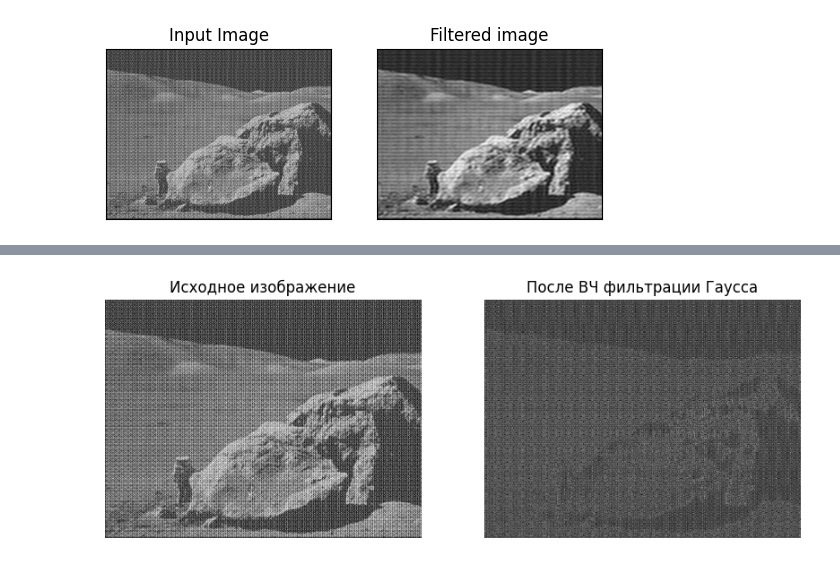
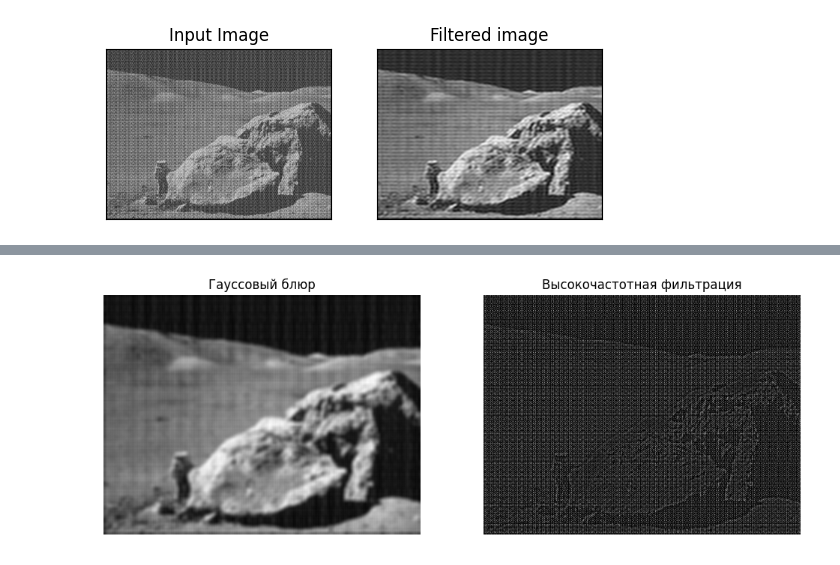
Before and after one commit to MaRiVaNa129/ImageProcessing_labs, a Jupyter notebook: lab_5/Practice_5_fft.ipynb, the cells around one changed output, grey strips where cells are left out. Cells and saved outputs as stored; diff of their text form; code cells hidden in the pictures.

```diff
--- a/lab_5/Practice_5_fft.ipynb
+++ b/lab_5/Practice_5_fft.ipynb
@@ -75,31 +70,19 @@ plt.show()
 # %%
-# Реализуйте высокочастотную фильтрацию на основе ядра Гаусса
+blurred = cv2.GaussianBlur(img, (15, 15), 5)
 
-rows, cols = img.shape
-cx, cy = cols // 2, rows // 2
-sigma = 25
+high_pass = cv2.subtract(img, blurred)
 
-x = np.arange(cols)
-y = np.arange(rows)
-X, Y = np.meshgrid(x, y)
-gauss_low = np.exp(-((X - cx)**2 + (Y - cy)**2) / (2 * sigma**2))
-
-gauss_high = 1 - gauss_low
-
-F_high = F * gauss_high
-img_high = np.abs(np.fft.ifft2(np.fft.ifftshift(F_high)))
-
-plt.figure(figsize=(10,4))
+plt.figure(figsize=(12,5))
 plt.subplot(1,2,1)
-plt.imshow(img, cmap='gray')
-plt.title('Исходное изображение')
-plt.axis('off')
+plt.title("Гауссовый блюр")
+plt.imshow(blurred, cmap="gray")
+plt.axis("off")
 
 plt.subplot(1,2,2)
-plt.imshow(img_high, cmap='gray')
-plt.title('После ВЧ фильтрации Гаусса')
-plt.axis('off')
+plt.title("Высокочастотная фильтрация")
+plt.imshow(high_pass, cmap="gray")
+plt.axis("off")
 plt.show()
 # %% [output]
-[figure, old version]
+[figure, new version]
 # %%
```
Also changed, not shown: parts of 3 cells of this notebook.
